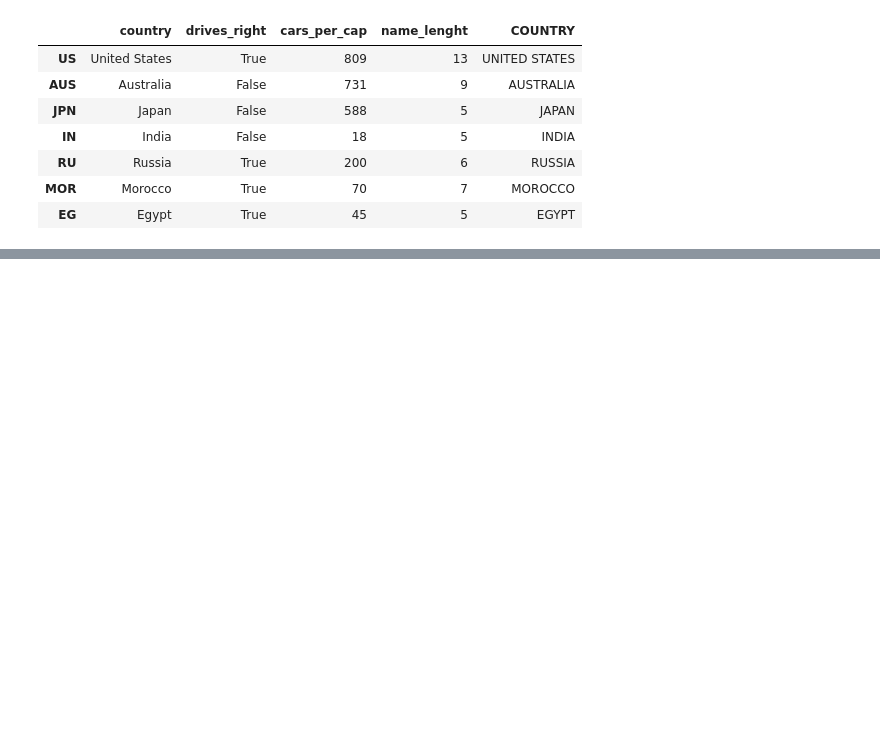
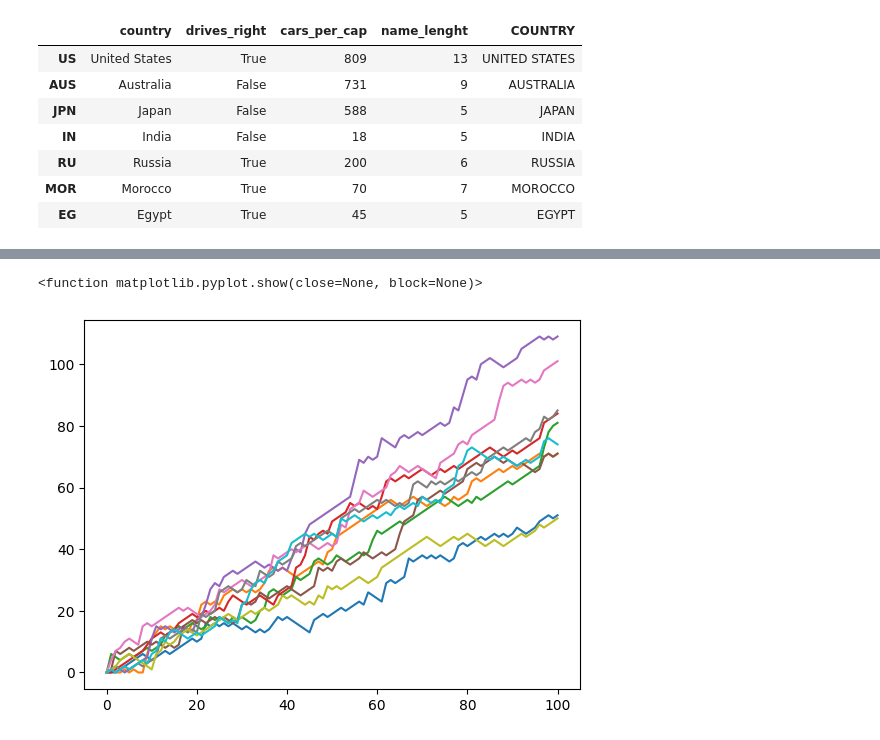
Before and after one commit to JeffBucker/DatacampDataAnalystTrack, a Jupyter notebook: Intermediate Python.ipynb, the cells around one changed output, grey strips where cells are left out. Drawn from its saved outputs; the diff is of its cells as text; code cells hidden in the pictures; blank space fills up the shorter version.

```diff
--- a/Intermediate Python.ipynb
+++ b/Intermediate Python.ipynb
@@ -584,0 +683,10 @@ coin = np.random.randint(0,2)    # generate 0 or 1
+# %%
+# np transpose
+plt.clf()
+np_steps_t = np.transpose(np_steps)
+plt.plot(np_steps_t)
+plt.show
+# plot each random walk
+# %% [output]
+<function matplotlib.pyplot.show(close=None, block=None)>
+[figure, added]
```
Also changed, not shown: parts of 12 cells of this notebook.
